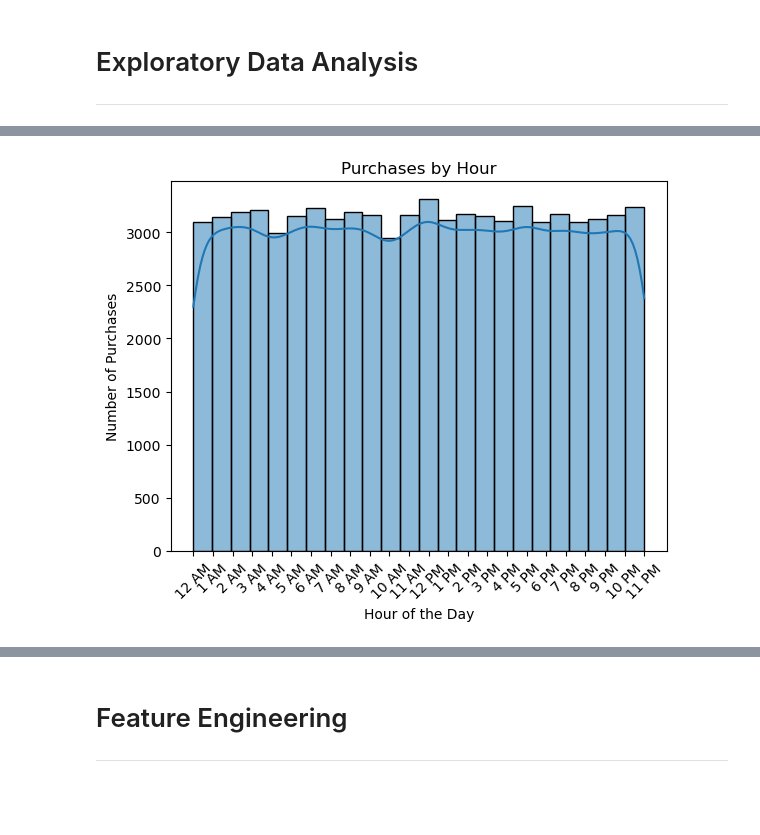
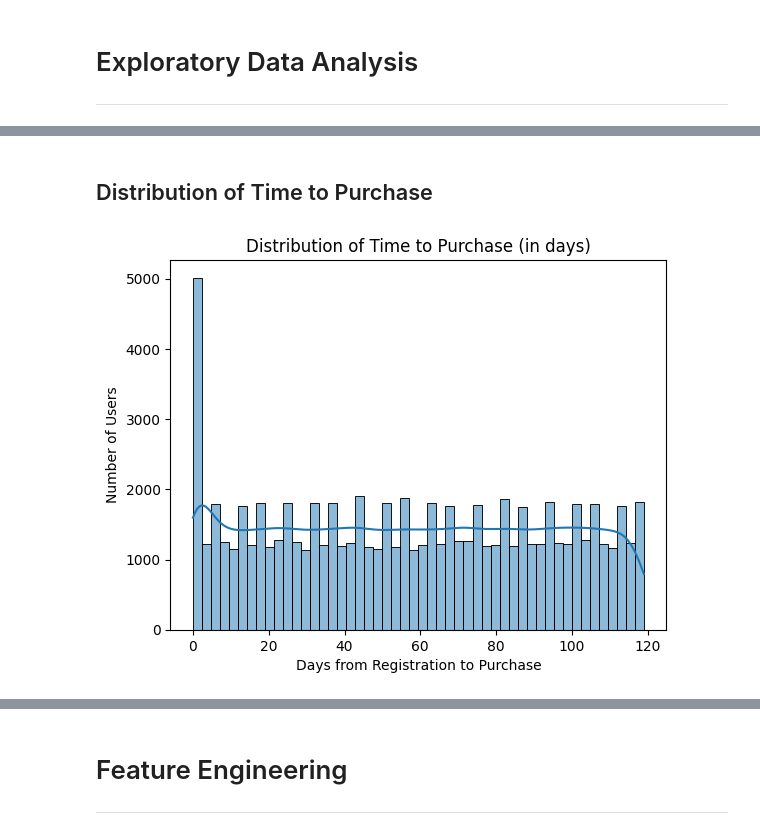
Before and after one commit to azarelga/big-data-repository, a Jupyter notebook: assignment_1.ipynb, the cells around one changed output, grey strips where cells are left out. Drawn from its saved outputs; the diff is of its cells as text; code cells hidden in the pictures; blank space fills up the shorter version.

```diff
--- a/assignment_1.ipynb
+++ b/assignment_1.ipynb
@@ -394,18 +376,0 @@ train_ready.describe()
-# %%
-train_ready['account_registration_time'] = pd.to_datetime(train_ready['account_registration_time'])
-train_ready['purchase_time'] = pd.to_datetime(train_ready['purchase_time'])
-# %%
-train_ready['reg_year'] = train_ready['account_registration_time'].dt.year
-train_ready['reg_month'] = train_ready['account_registration_time'].dt.month
-train_ready['reg_day'] = train_ready['account_registration_time'].dt.day
-train_ready['reg_weekday'] = train_ready['account_registration_time'].dt.weekday
-train_ready['hour'] = train_ready['account_registration_time'].dt.hour
-# %%
-train_ready['purchase_year'] = train_ready['purchase_time'].dt.year
-train_ready['purchase_month'] = train_ready['purchase_time'].dt.month
-train_ready['purchase_day'] = train_ready['purchase_time'].dt.day
-train_ready['purchase_weekday'] = train_ready['purchase_time'].dt.weekday
-train_ready['purchase_hour'] = train_ready['purchase_time'].dt.hour
-# %%
-train_ready['time_to_purchase_days'] = (train_ready['purchase_time'] - train_ready['account_registration_time']).dt.days
-train_ready['time_to_purchase_hours'] = (train_ready['purchase_time'] - train_ready['account_registration_time']).dt.total_seconds() / 3600
@@ -427,9 +405,10 @@ hour_labels = [
+# %% [markdown]
+## Distribution of Time to Purchase
 # %%
-sns.histplot(train_ready['purchase_hour'], bins=24, kde=True)
-plt.title('Purchases by Hour')
-plt.xlabel('Hour of the Day')
-plt.ylabel('Number of Purchases')
-plt.xticks(ticks=range(0, 24), labels=hour_labels, rotation=45)
+sns.histplot((train_ready['purchase_time'] - train_ready['account_registration_time']).dt.days, bins=50, kde=True)
+plt.title('Distribution of Time to Purchase (in days)')
+plt.xlabel('Days from Registration to Purchase')
+plt.ylabel('Number of Users')
 plt.show()
 # %% [output]
-[figure, old version]
+[figure, new version]
```
Also changed, not shown: parts of 37 cells of this notebook.
